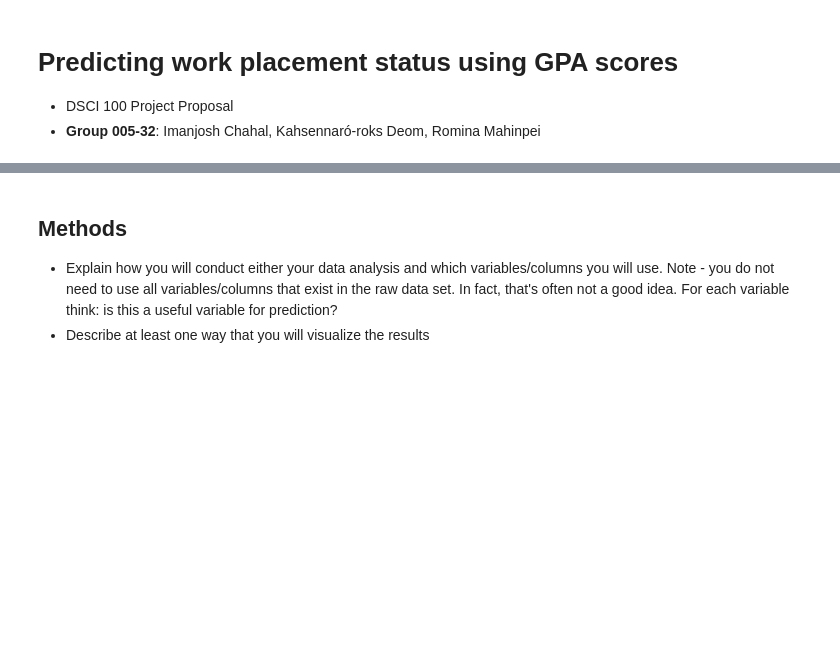
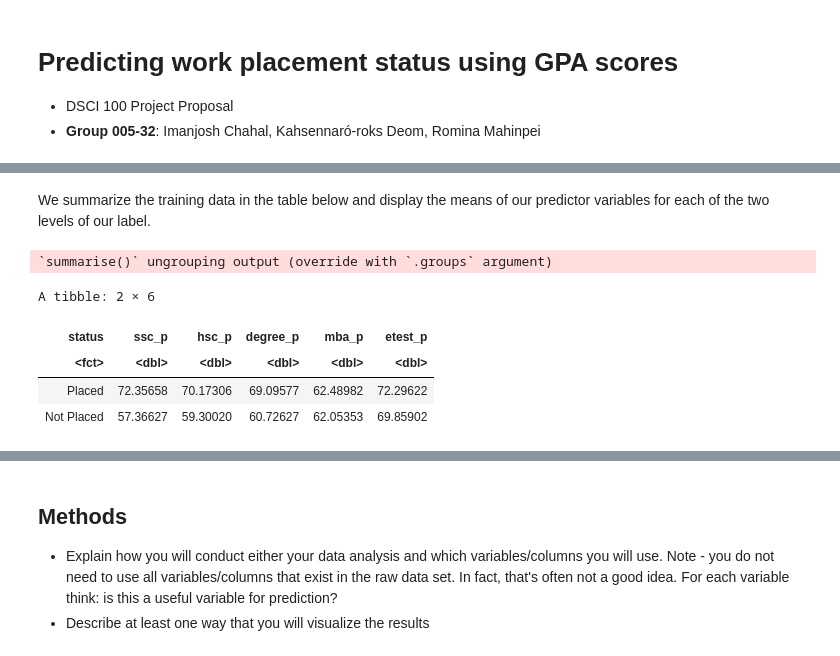
Before and after one commit to rmahinpei/dsci100-project, a Jupyter notebook: project-proposal.ipynb, the cells around one changed output, grey strips where cells are left out. Saved outputs shown, nothing was run; the diff lists cells and outputs as text; code cells hidden in the pictures; blank space fills up the shorter version.

```diff
--- a/project-proposal.ipynb
+++ b/project-proposal.ipynb
@@ -66,0 +82,16 @@ A spec_tbl_df: 215 × 15
+# %% [markdown]
+We summarize the training data in the table below and display the means of our  predictor variables for each of the two levels of our  label.
+# %%
+# summarize training data
+data_predictors <- data_train %>%
+    select(status, ssc_p, hsc_p, degree_p, mba_p, etest_p) %>%
+    group_by(status) %>%
+    summarize(ssc_p = mean(ssc_p), hsc_p = mean(hsc_p), degree_p = mean(degree_p), mba_p = mean(mba_p), etest_p = mean(etest_p))
+data_predictors
+# %% [output]
+`summarise()` ungrouping output (override with `.groups` argument)
+A tibble: 2 × 6
+| status | ssc_p | hsc_p | degree_p | mba_p | etest_p |
+| <fct> | <dbl> | <dbl> | <dbl> | <dbl> | <dbl> |
+| Placed | 72.35658 | 70.17306 | 69.09577 | 62.48982 | 72.29622 |
+| Not Placed | 57.36627 | 59.30020 | 60.72627 | 62.05353 | 69.85902 |
```
Also changed, not shown: parts of 10 cells of this notebook.
